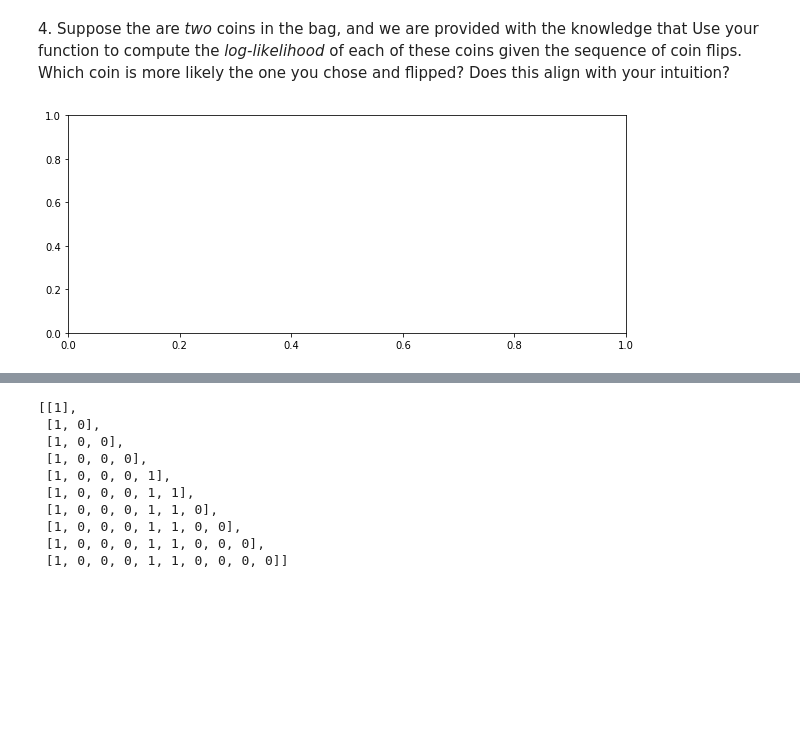
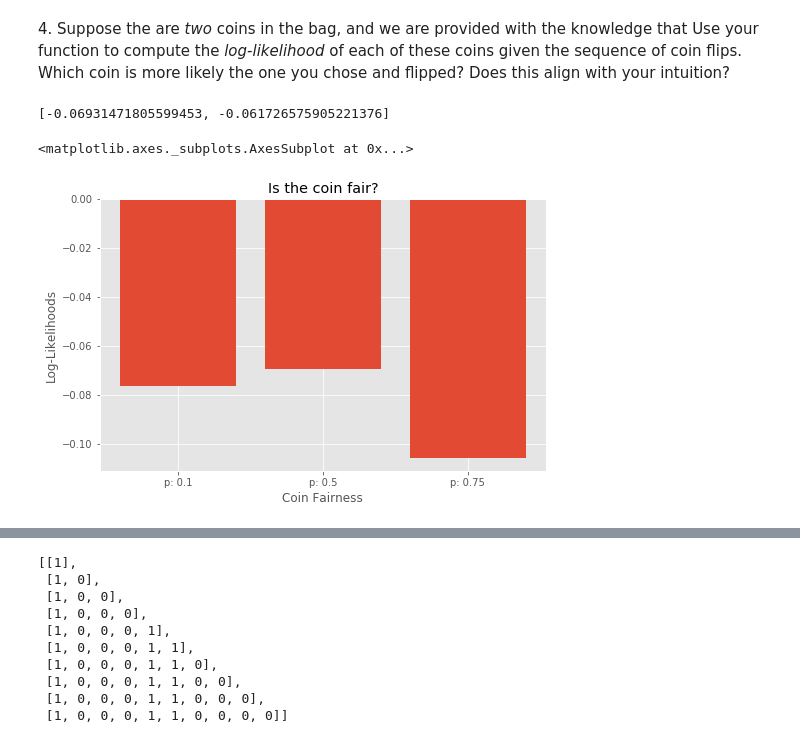
Before and after one commit to mrdtirado/GschoolWork, a Jupyter notebook: Week_4/Day 16 Exploring Maximum Likelihood INCOMPLETE.ipynb, the cells around one changed output, grey strips where cells are left out. Saved outputs shown, nothing was run; the diff lists cells and outputs as text; code cells hidden in the pictures; blank space fills up the shorter version.

```diff
--- a/Week_4/Day 16 Exploring Maximum Likelihood INCOMPLETE.ipynb
+++ b/Week_4/Day 16 Exploring Maximum Likelihood INCOMPLETE.ipynb
@@ -68,3 +73,7 @@ coin_log_likelihood(p=.5 , flips=flips)
 Use your function to compute the *log-likelihood* of each of these coins given the sequence of coin flips.  Which coin is more likely the one you chose and flipped?  Does this align with your intuition?
 # %%
 flips_ques = [1,0,0,0,1,1,0,0,0,0]
+coin_probs = [coin_log_likelihood(p=.5 , flips=flips_ques),coin_log_likelihood(p=.25 , flips=flips_ques)]
+coin_probs
+# %% [output]
+[-0.06931471805599453, -0.061726575905221376]
@@ -79,23 +80,14 @@ lst_coins.append(unfair_coin)
 # %%
-fig, ax = plt.subplots(1, figsize=(10,4), sharex=True, sharey=True)
-def plot_coin_likelihood(ax, ps, data):
+def plot_coin_likelihood(ax, probs, data, title = 'Is the coin fair?'):
+    LLs = []
+    for p in probs:
+        LLs.append( coin_log_likelihood(p, data) )
 
-    #ax = plt.gca().invert_yaxis()
-    #ax.set_ylabel('Probablity')
-    #ax.set_xlabel('Coin Fairness')
-
-    lst = []
-    for i in ps:
-        like_coin = coin_log_likelihood(p=i, flips = data)
-        lst.append(like_coin)
-
-    labels = ['p: {}'.format(p) for p in ps]
-    ax.bar(labels, lst)
-    ax.set_ylabel('Probablity')
+    labels = ['p: {}'.format(p) for p in probs]
+    ax.bar(labels,LLs)
+    ax.set_ylabel('Log-Likelihoods')
     ax.set_xlabel('Coin Fairness')
-
-    return
+    ax.set_title(title)
+    return ax
-# %% [output]
-[figure, removed]
 # %%
 probs = [0.1, 0.5, 0.75]
@@ -104,0 +94,6 @@ plot_coin_likelihood(ax, ps = probs, data=flips_ques)
+# %%
+fig, ax = plt.subplots(1, figsize=(8, 5))
+plot_coin_likelihood(ax, probs = probs, data=flips_ques)
+# %% [output]
+<matplotlib.axes._subplots.AxesSubplot at 0x...>
+[figure, added]
```
Also changed, not shown: parts of 27 cells of this notebook, 13 other files.
